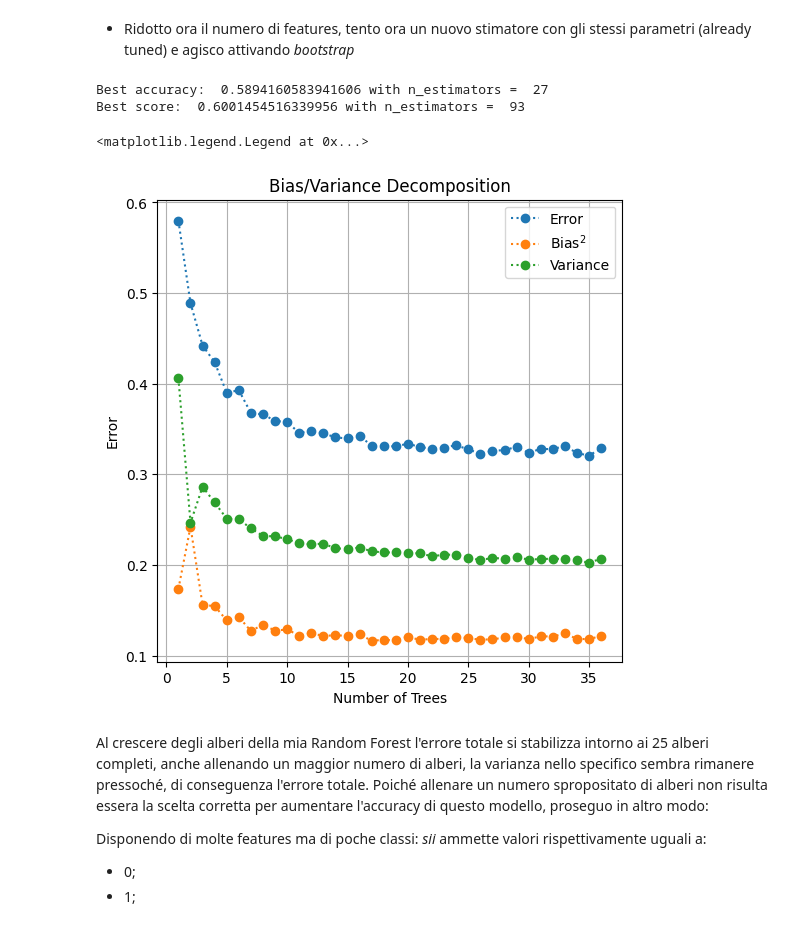
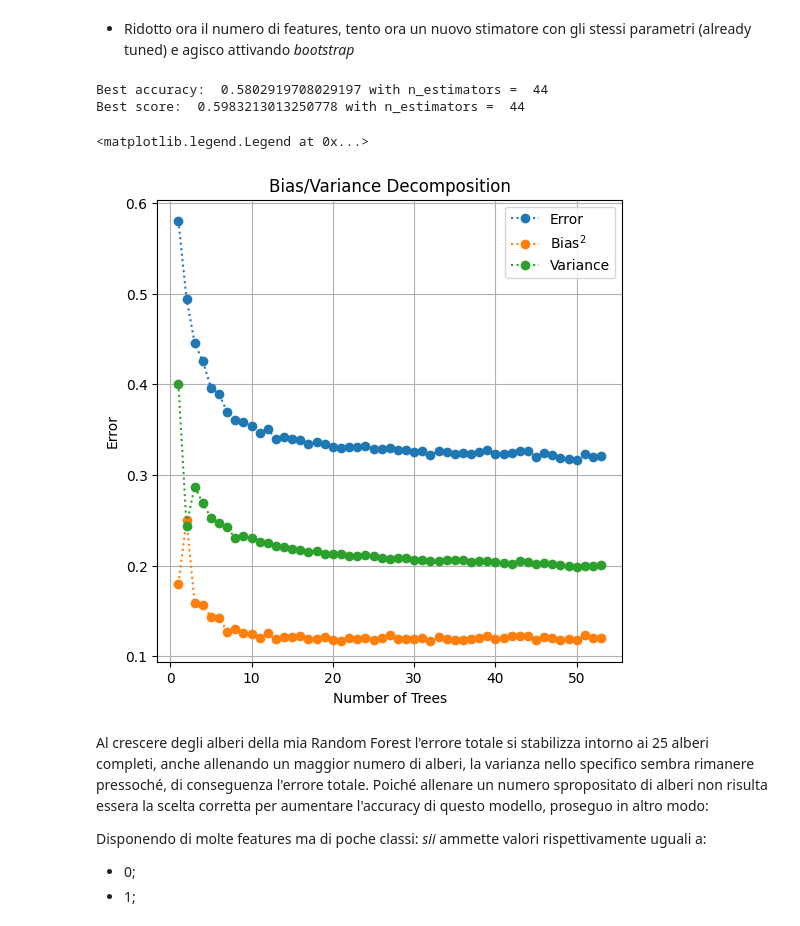
Before and after one commit to Assz2/DWM, a Jupyter notebook: RandomForest.ipynb, the cells around one changed output. Cells and saved outputs as stored; diff of their text form; code cells hidden in the pictures.

Commit message:
more tuning and new cleaning file

```diff
--- a/RandomForest.ipynb
+++ b/RandomForest.ipynb
@@ -37,7 +37,10 @@ lower_bound = 20
 upper_bound = 100
 cross_valid = 5
 # %%
-#parameter tuning and model training
+#parameter tuning (number of trees) and model training
+last_acc = 0
+best_trees = 0
+
 X_train, X_val, y_train, y_val = train_test_split(train, y, test_size=0.2, random_state=0)
 
 for t in range(lower_bound, upper_bound):
@@ -46,4 +49,8 @@ for t in range(lower_bound, upper_bound):
     y_pred = model.predict(X_val)
     acc.append(accuracy_score(y_val, y_pred))
     score.append(cross_val_score(model, train, y, cv=cross_valid).mean())
+
+    if acc[-1] > last_acc:
+        last_acc = acc[-1]
+        best_trees = t
 # %%
@@ -79,7 +90,7 @@ Feature Importance:  [np.float64(0.03995175777605179), np.float64(0.039870526930
 #drop the least important features
 from sklearn.feature_selection import RFECV
 
-rf_small = RandomForestClassifier(n_estimators=best_acc_param)
+rf_small = RandomForestClassifier(n_estimators=best_trees)
 
 selector = RFECV(rf_small, step=1, cv=cross_valid,
                  scoring='accuracy',        # https://scikit-learn.org/stable/modules/model_evaluation.html#scoring-parameter
@@ -139,6 +150,9 @@ score_v2 = []
 # %%
 # retrain the model with the smaller dataset and bootstrap enabled
 X_train, X_val, y_train, y_val = train_test_split(smaller_train, y, test_size=0.2, random_state=0)
+last_acc = 0
+best_trees = 0
+
 
 for t in range(lower_bound, upper_bound):
     model = RandomForestClassifier(n_estimators=t, bootstrap=True)
@@ -146,55 +160,54 @@ for t in range(lower_bound, upper_bound):
     y_pred = model.predict(X_val)
     acc_v2.append(accuracy_score(y_val, y_pred))
     score_v2.append(cross_val_score(model, smaller_train, y, cv=cross_valid).mean())
+
+    if acc_v2[-1] > last_acc:
+        last_acc = acc_v2[-1]
+        best_trees = t
-# %%
-#result analysis
-best_acc         = max(acc_v2)
-best_acc_param   = acc_v2.index(max(acc_v2)) + lower_bound
-best_score       = max(score_v2)
-best_score_param = score_v2.index(max(score_v2)) + lower_bound
-
-print("Best accuracy: ", best_acc, "with n_estimators = ", best_acc_param)
-print("Best score: ",  max(score), "with n_estimators = ", best_score_param)
-# %% [output]
-Best accuracy:  0.5894160583941606 with n_estimators =  27
-Best score:  0.6001454516339956 with n_estimators =  93
+# %%
+results = result_analysis(acc, score)
+print("Best accuracy: ", results[0], "with n_estimators = ", best_trees)
+print("Best score: ",  results[1], "with n_estimators = ", best_trees)
+# %% [output]
+Best accuracy:  0.5802919708029197 with n_estimators =  44
+Best score:  0.5983213013250778 with n_estimators =  44
 # %%
 from sklearn.utils import resample
 
 N_TESTS = 50
 stats = np.array([])
-top_classification_range = range(1, best_acc_param + 10)
+top_classification_range = range(1, best_trees + 10)
 
 
 for t in top_classification_range:
     y_preds = np.array([])
     for i in range(N_TESTS):
         X_resampled, y_resampled = resample(X_train, y_train, n_samples=int(0.8*len(y_train)) )
         model_rf = RandomForestClassifier(n_estimators=t)
         model_rf.fit(X_resampled, y_resampled)
         y_pred = model_rf.predict(X_train)
         y_preds = np.column_stack( [y_preds, y_pred] ) if y_preds.size else y_pred
 
     dt_bias     = (y_train-np.mean(y_preds,axis=1))**2
     dt_variance = np.var(y_preds,axis=1)
     dt_error    = (y_preds - y_train.to_numpy().reshape(-1, 1))**2 #i need the reshape to make it a column vector. To use the 'reshape()' method
                                                                 #i need the object to be a numpy array. Actually it is a Pandas Series so i convert it
 
     run_stats = np.array([dt_error.mean(), dt_bias.mean(), dt_variance.mean()])
     stats = np.column_stack([stats, run_stats]) if stats.size else run_stats
 
 fig, ax = plt.subplots(figsize=(6,6))
 ax.plot(top_classification_range, stats[0,:], 'o:', label='Error')
 ax.plot(top_classification_range, stats[1,:], 'o:', label='Bias$^2$')
 ax.plot(top_classification_range, stats[2,:], 'o:', label='Variance')
 ax.set_title("Bias/Variance Decomposition")
 ax.set_xlabel('Number of Trees')
 ax.set_ylabel('Error')
 ax.grid()
 ax.legend()
 # %% [output]
 <matplotlib.legend.Legend at 0x...>
-[figure, old version]
+[figure, new version]
 # %% [markdown]
 Al crescere degli alberi della mia Random Forest l'errore totale si stabilizza intorno ai 25 alberi completi, anche allenando un maggior numero di alberi, la varianza nello specifico sembra rimanere pressoché, di conseguenza l'errore totale.
 Poiché allenare un numero spropositato di alberi non risulta essera la scelta corretta per aumentare l'accuracy di questo modello, proseguo in altro modo:
```
Also changed, not shown: parts of 17 cells of this notebook, 2 other files.
